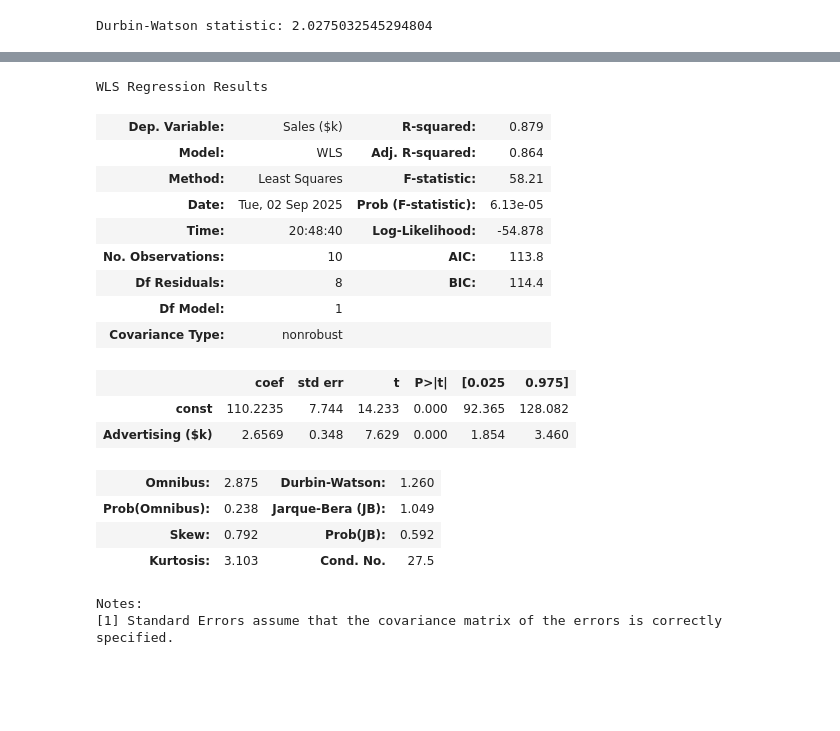
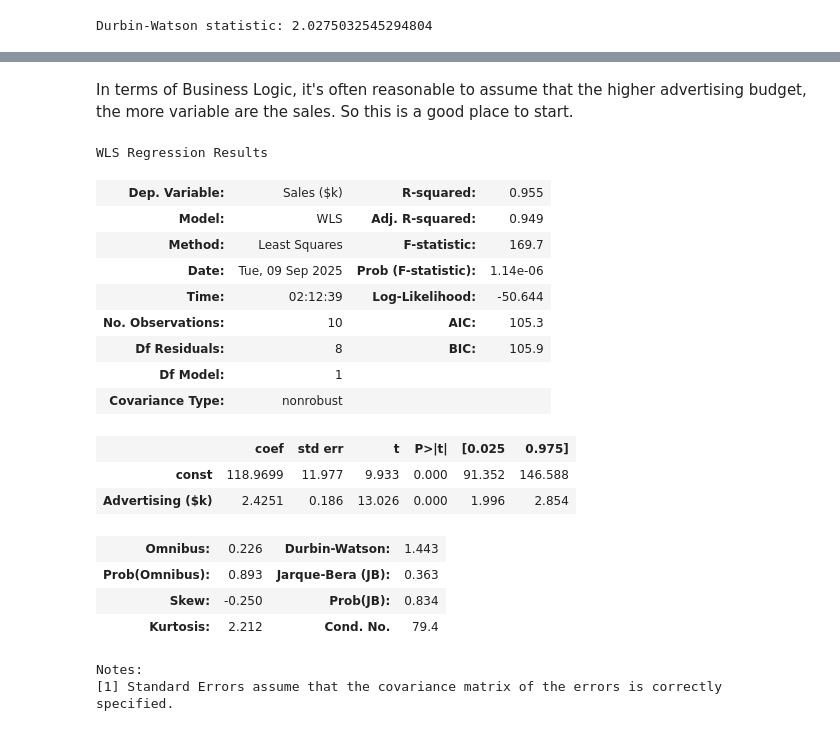
Before and after one commit to RomandRapido/APM1215-TimeSeries, a Jupyter notebook: FA1_Lansangan/FA1_Lansangan.ipynb, the cells around one changed output, grey strips where cells are left out. Cells and saved outputs as stored; diff of their text form; code cells hidden in the pictures; blank space fills up the shorter version.

```diff
--- a/FA1_Lansangan/FA1_Lansangan.ipynb
+++ b/FA1_Lansangan/FA1_Lansangan.ipynb
@@ -689,30 +689,31 @@ OLS Regression Results
 | Kurtosis: | 2.659 | Cond. No. | 236. |
 Notes:
 [1] Standard Errors assume that the covariance matrix of the errors is correctly specified.
+# %% [markdown]
+In terms of Business Logic, it's often reasonable to assume that the higher advertising budget, the more variable are the sales. So this is a good place to start.
 # %%
-weights = 1 / (X[predictor] ** 2)
+weights = 1 / (X[predictor])
 
-# Fit WLS
 model_wls = sm.WLS(Y, X, weights=weights).fit()
 model_wls.summary()
 # %% [output]
 WLS Regression Results
-| Dep. Variable: | Sales ($k) | R-squared: | 0.879 |
-| Model: | WLS | Adj. R-squared: | 0.864 |
-| Method: | Least Squares | F-statistic: | 58.21 |
-| Date: | Tue, 02 Sep 2025 | Prob (F-statistic): | 6.13e-05 |
-| Time: | 20:48:40 | Log-Likelihood: | -54.878 |
-| No. Observations: | 10 | AIC: | 113.8 |
-| Df Residuals: | 8 | BIC: | 114.4 |
+| Dep. Variable: | Sales ($k) | R-squared: | 0.955 |
+| Model: | WLS | Adj. R-squared: | 0.949 |
+| Method: | Least Squares | F-statistic: | 169.7 |
+| Date: | Tue, 09 Sep 2025 | Prob (F-statistic): | 1.14e-06 |
+| Time: | 02:12:39 | Log-Likelihood: | -50.644 |
+| No. Observations: | 10 | AIC: | 105.3 |
+| Df Residuals: | 8 | BIC: | 105.9 |
 | Df Model: | 1 |  |  |
 | Covariance Type: | nonrobust |  |  |
 |  | coef | std err | t | P>|t| | [0.025 | 0.975] |
-| const | 110.2235 | 7.744 | 14.233 | 0.000 | 92.365 | 128.082 |
-| Advertising ($k) | 2.6569 | 0.348 | 7.629 | 0.000 | 1.854 | 3.460 |
+| const | 118.9699 | 11.977 | 9.933 | 0.000 | 91.352 | 146.588 |
+| Advertising ($k) | 2.4251 | 0.186 | 13.026 | 0.000 | 1.996 | 2.854 |
-| Omnibus: | 2.875 | Durbin-Watson: | 1.260 |
-| Prob(Omnibus): | 0.238 | Jarque-Bera (JB): | 1.049 |
-| Skew: | 0.792 | Prob(JB): | 0.592 |
-| Kurtosis: | 3.103 | Cond. No. | 27.5 |
+| Omnibus: | 0.226 | Durbin-Watson: | 1.443 |
+| Prob(Omnibus): | 0.893 | Jarque-Bera (JB): | 0.363 |
+| Skew: | -0.250 | Prob(JB): | 0.834 |
+| Kurtosis: | 2.212 | Cond. No. | 79.4 |
 Notes:
 [1] Standard Errors assume that the covariance matrix of the errors is correctly specified.
 # %%
```
Also changed, not shown: parts of 19 cells of this notebook, 1 other file.
